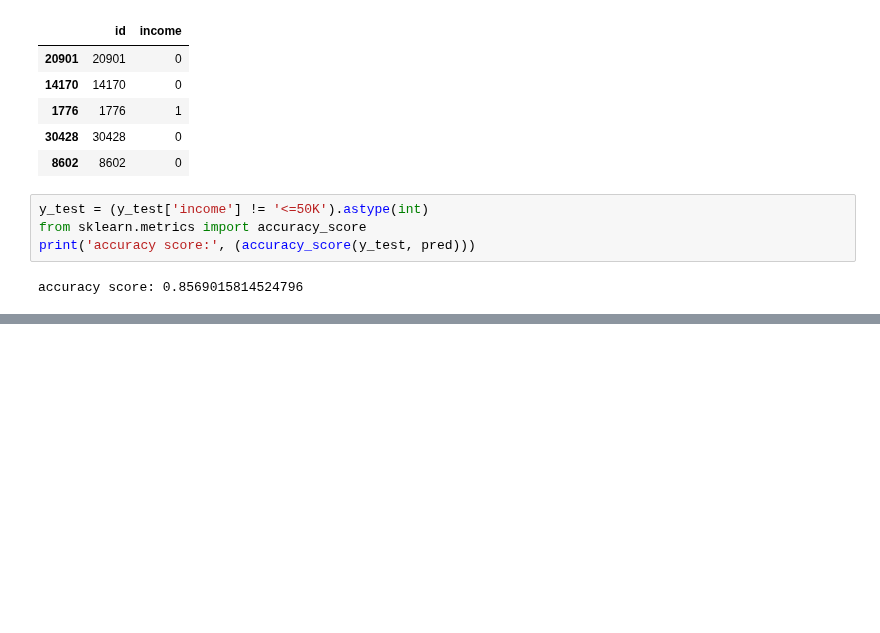
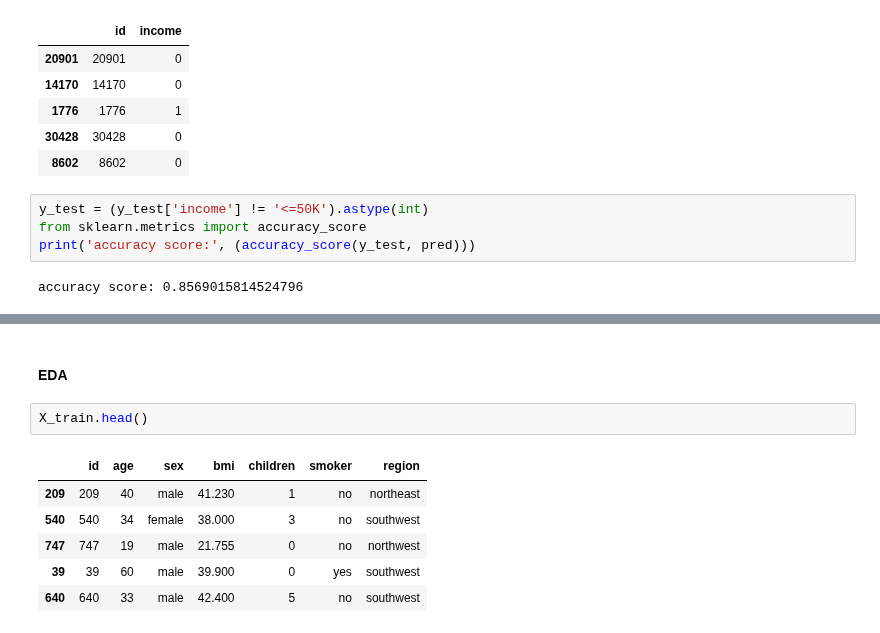
Before and after one commit to zudata/BEAKJOON, a Jupyter notebook: study/Big Data Certification study.ipynb, the cells around one changed output, grey strips where cells are left out. Drawn from its saved outputs; the diff is of its cells as text; blank space fills up the shorter version.

```diff
--- a/study/Big Data Certification study.ipynb
+++ b/study/Big Data Certification study.ipynb
@@ -2766,0 +2802,11 @@ R2 : 0.8902345949704513
+# %% [markdown]
+#### EDA
+# %%
+X_train.head()
+# %% [output]
+|  | id | age | sex | bmi | children | smoker | region |
+| 209 | 209 | 40 | male | 41.230 | 1 | no | northeast |
+| 540 | 540 | 34 | female | 38.000 | 3 | no | southwest |
+| 747 | 747 | 19 | male | 21.755 | 0 | no | northwest |
+| 39 | 39 | 60 | male | 39.900 | 0 | yes | southwest |
+| 640 | 640 | 33 | male | 42.400 | 5 | no | southwest |
```
Also changed, not shown: parts of 62 cells of this notebook.
